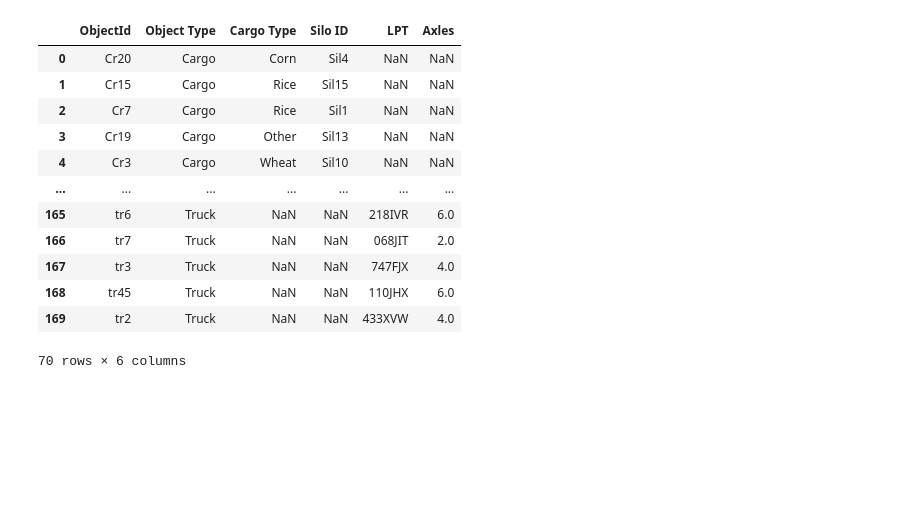
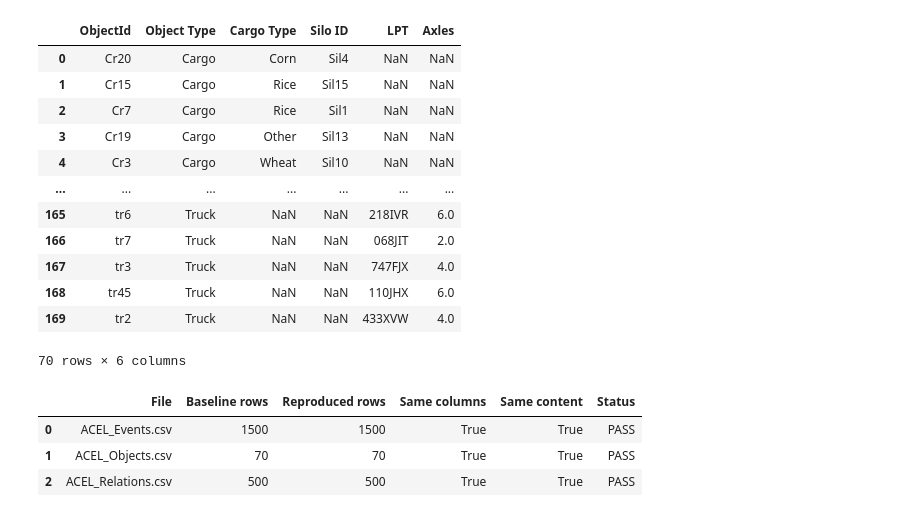
Before and after one commit to duongng0610/DIRIGO, a Jupyter notebook: Database_Processing/Dirigo_ACEL.ipynb, the cells around one changed output. Drawn from its saved outputs; the diff is of its cells as text; code cells hidden in the pictures; blank space fills up the shorter version.

Commit message:
reproduct-results

```diff
--- a/Database_Processing/Dirigo_ACEL.ipynb
+++ b/Database_Processing/Dirigo_ACEL.ipynb
@@ -4 +1,9 @@ import ast
+# %%
+import pandas as pd
+import ast
+from pathlib import Path
+
+ROOT = Path.cwd()
+if not (ROOT / "Dirigo").exists():
+    ROOT = ROOT.parent
 # %%
@@ -795,0 +801,83 @@ acel_objects_df.to_csv("./ACEL/ACEL_Objects.csv",index=False)
+# %%
+from pathlib import Path
+import pandas as pd
+
+OUTPUT_DIR = ROOT / "ACEL"
+BASELINE_DIR = ROOT / "ACEL_baseline"
+
+assert OUTPUT_DIR.exists(), f"Không tìm thấy: {OUTPUT_DIR}"
+assert BASELINE_DIR.exists(), f"Không tìm thấy: {BASELINE_DIR}"
+
+output_files = {
+    path.name for path in OUTPUT_DIR.glob("*.csv")
+}
+
+baseline_files = {
+    path.name for path in BASELINE_DIR.glob("*.csv")
+}
+
+missing_files = baseline_files - output_files
+extra_files = output_files - baseline_files
+
+assert not missing_files, (
+    f"Thiếu file so với baseline: {sorted(missing_files)}"
+)
+
+assert not extra_files, (
+    f"Có file ngoài baseline: {sorted(extra_files)}"
+)
+
+comparison_results = []
+differences = {}
+
+for filename in sorted(baseline_files):
+    baseline_df = pd.read_csv(
+        BASELINE_DIR / filename,
+        dtype=str,
+        keep_default_na=False
+    )
+
+    output_df = pd.read_csv(
+        OUTPUT_DIR / filename,
+        dtype=str,
+        keep_default_na=False
+    )
+
+    same_columns = list(output_df.columns) == list(baseline_df.columns)
+    same_row_count = len(output_df) == len(baseline_df)
+
+    same_content = False
+
+    if same_columns and same_row_count:
+        same_content = output_df.equals(baseline_df)
+
+        if not same_content:
+            differences[filename] = baseline_df.compare(
+                output_df,
+                keep_shape=False,
+                keep_equal=False,
+                result_names=("baseline", "reproduced")
+            ).head(20)
+
+    status = (
+        "PASS"
+        if same_columns and same_row_count and same_content
+        else "FAIL"
+    )
+
+    comparison_results.append({
+        "File": filename,
+        "Baseline rows": len(baseline_df),
+        "Reproduced rows": len(output_df),
+        "Same columns": same_columns,
+        "Same content": same_content,
+        "Status": status
+    })
+
+comparison_report = pd.DataFrame(comparison_results)
+display(comparison_report)
+# %% [output]
+|  | File | Baseline rows | Reproduced rows | Same columns | Same content | Status |
+| 0 | ACEL_Events.csv | 1500 | 1500 | True | True | PASS |
+| 1 | ACEL_Objects.csv | 70 | 70 | True | True | PASS |
+| 2 | ACEL_Relations.csv | 500 | 500 | True | True | PASS |
```
Also changed, not shown: parts of 8 cells of this notebook, 33 other files.
